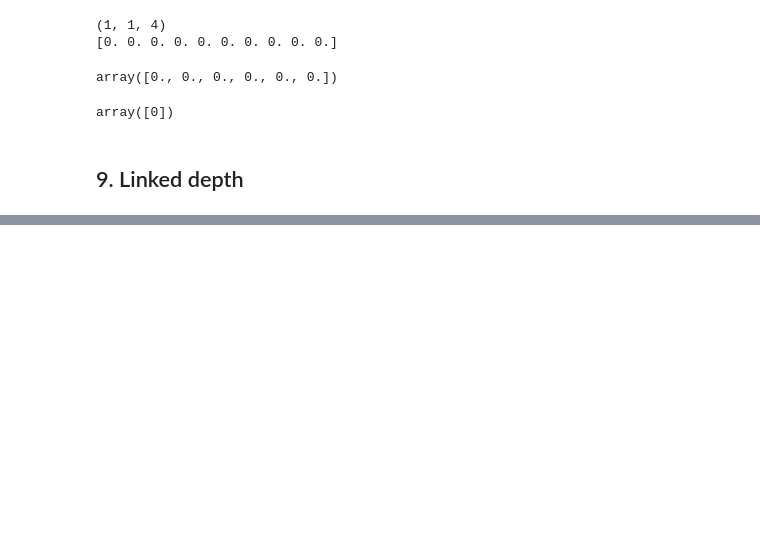
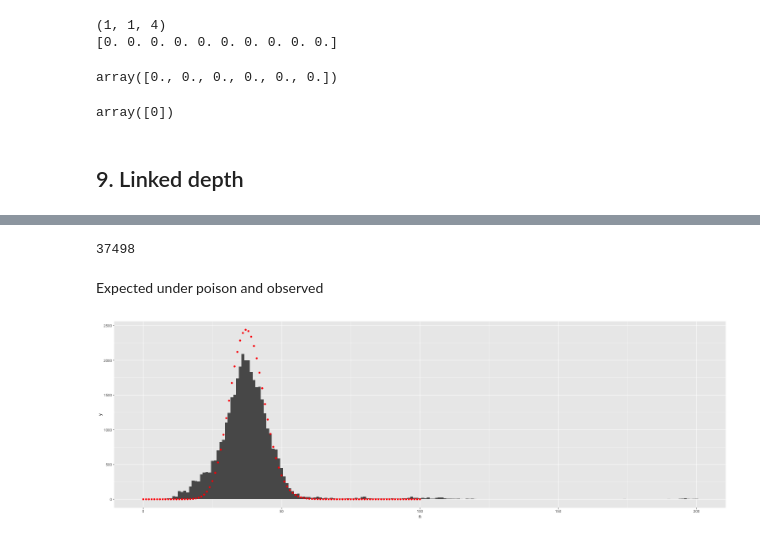
Before and after one commit to RacimoLab/simGL, a Jupyter notebook: notebook/simGL.ipynb, the cells around one changed output, grey strips where cells are left out. Cells and saved outputs as stored; diff of their text form; code cells hidden in the pictures; blank space fills up the shorter version.

```diff
--- a/notebook/simGL.ipynb
+++ b/notebook/simGL.ipynb
@@ -1478,0 +1634,16 @@ for i in range(3):
+# %%
+1037550-1000052
+# %% [output]
+37498
+# %% [markdown]
+Expected under poison and observed
+# %%
+%%R --width 1500
+
+df %>%
+    count(positio) %>%
+    ggplot() +
+    geom_histogram(aes(x = n), binwidth = 1) +
+    geom_point(data = data.frame(x = 0:100, y = dpois(x = 0:100, lambda = 37.70846)*37498), aes(x = x, y = y), color = "red")
+# %% [output]
+[figure, added]
```
Also changed, not shown: parts of 37 cells of this notebook.
